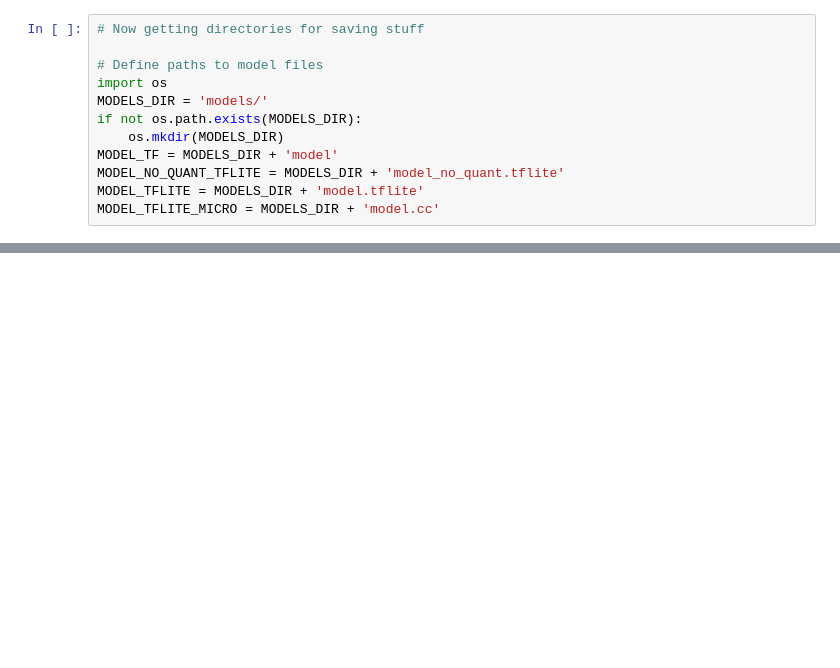
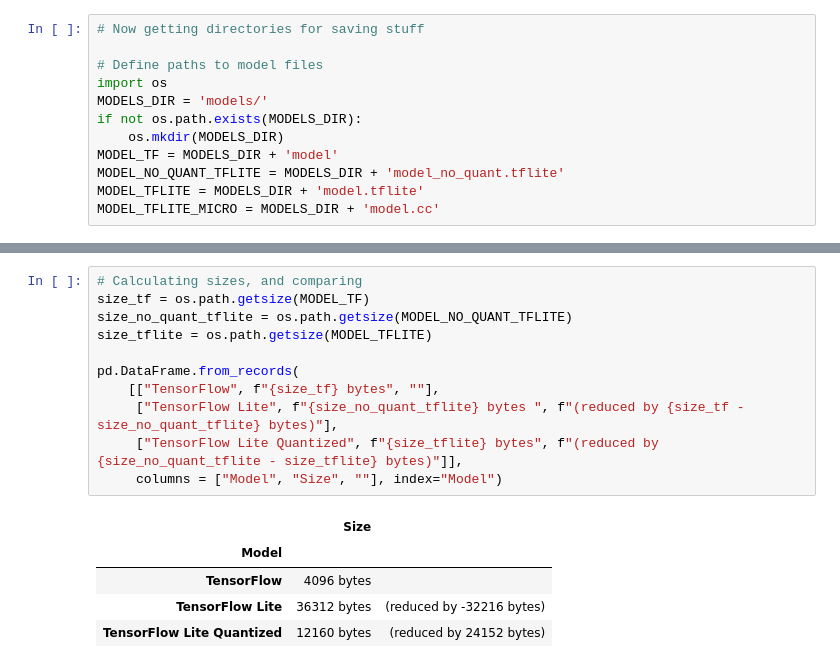
Before and after one commit to kodon0/TinyML, a Jupyter notebook: KOD_simple_model.ipynb, the cells around one changed output, grey strips where cells are left out. Cells and saved outputs as stored; diff of their text form; blank space fills up the shorter version.

```diff
--- a/KOD_simple_model.ipynb
+++ b/KOD_simple_model.ipynb
@@ -460,0 +547,17 @@ open(MODEL_TFLITE, "wb").write(model_tflite)
+# %%
+# Calculating sizes, and comparing
+size_tf = os.path.getsize(MODEL_TF)
+size_no_quant_tflite = os.path.getsize(MODEL_NO_QUANT_TFLITE)
+size_tflite = os.path.getsize(MODEL_TFLITE)
+
+pd.DataFrame.from_records(
+    [["TensorFlow", f"{size_tf} bytes", ""],
+     ["TensorFlow Lite", f"{size_no_quant_tflite} bytes ", f"(reduced by {size_tf - size_no_quant_tflite} bytes)"],
+     ["TensorFlow Lite Quantized", f"{size_tflite} bytes", f"(reduced by {size_no_quant_tflite - size_tflite} bytes)"]],
+     columns = ["Model", "Size", ""], index="Model")
+# %% [output]
+|  | Size |  |
+| Model |  |  |
+| TensorFlow | 4096 bytes |  |
+| TensorFlow Lite | 36312 bytes | (reduced by -32216 bytes) |
+| TensorFlow Lite Quantized | 12160 bytes | (reduced by 24152 bytes) |
```
Also changed, not shown: parts of 15 cells of this notebook.
